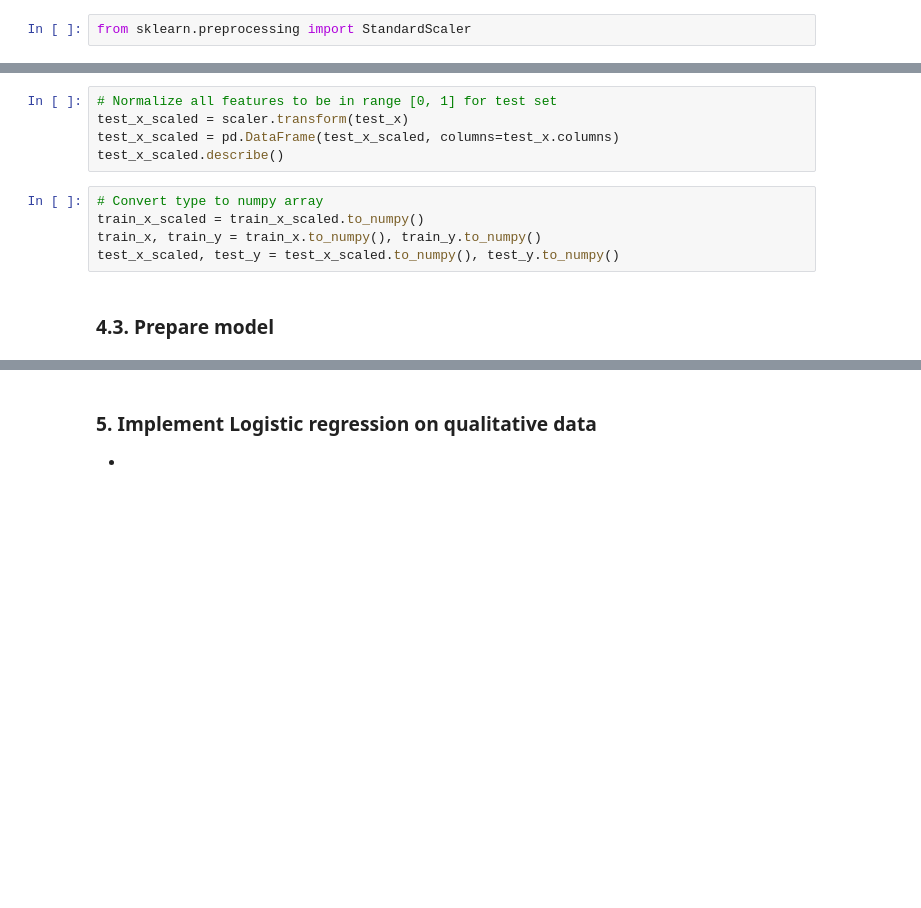
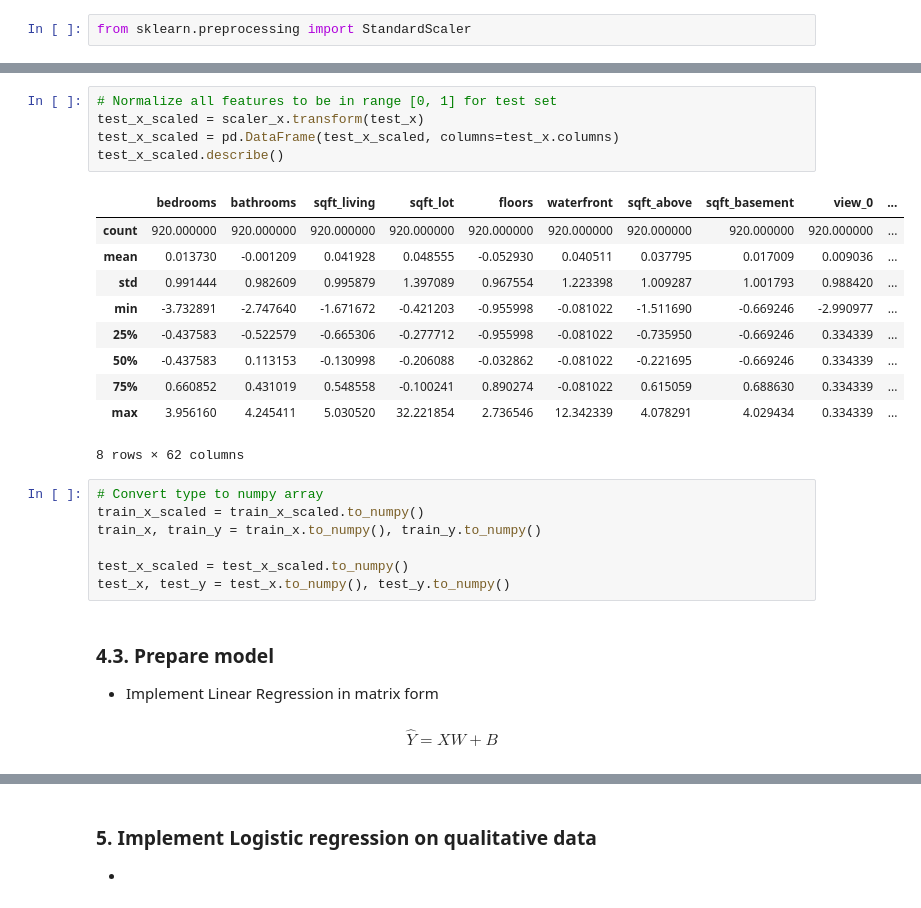
Before and after one commit to TeaKatz/AI_Training, a Jupyter notebook: 07_Implement_Linear&Logistic_Regression.ipynb, the cells around one changed output, grey strips where cells are left out. Saved outputs shown, nothing was run; the diff lists cells and outputs as text; blank space fills up the shorter version.

```diff
--- a/07_Implement_Linear&Logistic_Regression.ipynb
+++ b/07_Implement_Linear&Logistic_Regression.ipynb
@@ -148,12 +184,27 @@ train_x_scaled.describe()
 # %%
 # Normalize all features to be in range [0, 1] for test set
-test_x_scaled = scaler.transform(test_x)
+test_x_scaled = scaler_x.transform(test_x)
 test_x_scaled = pd.DataFrame(test_x_scaled, columns=test_x.columns)
 test_x_scaled.describe()
+# %% [output]
+|  | bedrooms | bathrooms | sqft_living | sqft_lot | floors | waterfront | sqft_above | sqft_basement | view_0 | ... |
+| count | 920.000000 | 920.000000 | 920.000000 | 920.000000 | 920.000000 | 920.000000 | 920.000000 | 920.000000 | 920.000000 | ... |
+| mean | 0.013730 | -0.001209 | 0.041928 | 0.048555 | -0.052930 | 0.040511 | 0.037795 | 0.017009 | 0.009036 | ... |
+| std | 0.991444 | 0.982609 | 0.995879 | 1.397089 | 0.967554 | 1.223398 | 1.009287 | 1.001793 | 0.988420 | ... |
+| min | -3.732891 | -2.747640 | -1.671672 | -0.421203 | -0.955998 | -0.081022 | -1.511690 | -0.669246 | -2.990977 | ... |
+| 25% | -0.437583 | -0.522579 | -0.665306 | -0.277712 | -0.955998 | -0.081022 | -0.735950 | -0.669246 | 0.334339 | ... |
+| 50% | -0.437583 | 0.113153 | -0.130998 | -0.206088 | -0.032862 | -0.081022 | -0.221695 | -0.669246 | 0.334339 | ... |
+| 75% | 0.660852 | 0.431019 | 0.548558 | -0.100241 | 0.890274 | -0.081022 | 0.615059 | 0.688630 | 0.334339 | ... |
+| max | 3.956160 | 4.245411 | 5.030520 | 32.221854 | 2.736546 | 12.342339 | 4.078291 | 4.029434 | 0.334339 | ... |
+8 rows × 62 columns
 # %%
 # Convert type to numpy array
 train_x_scaled = train_x_scaled.to_numpy()
 train_x, train_y = train_x.to_numpy(), train_y.to_numpy()
-test_x_scaled, test_y = test_x_scaled.to_numpy(), test_y.to_numpy()
+
+test_x_scaled = test_x_scaled.to_numpy()
+test_x, test_y = test_x.to_numpy(), test_y.to_numpy()
 # %% [markdown]
 ### 4.3. Prepare model
+- Implement Linear Regression in matrix form
+#### $$\hat{Y} = XW + B$$
```
Also changed, not shown: parts of 29 cells of this notebook, 3 other files.
